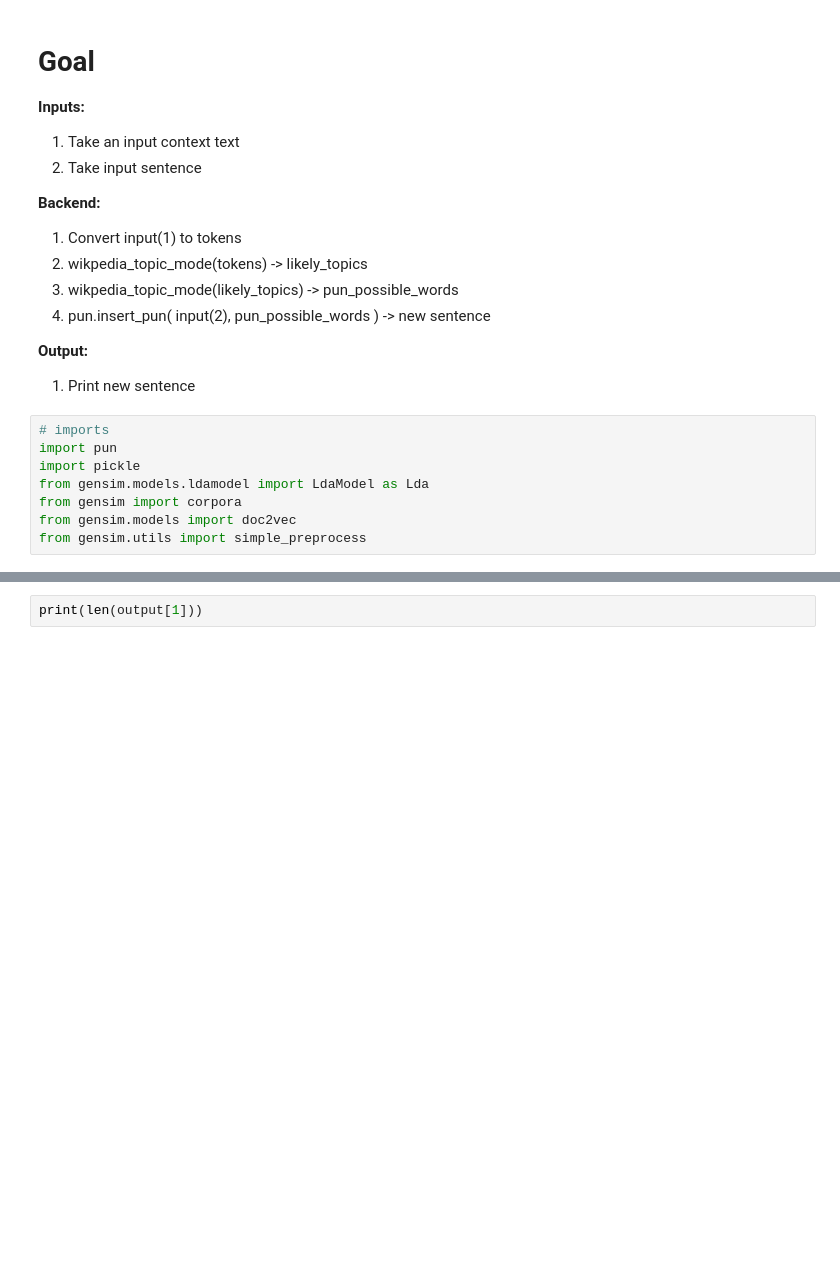
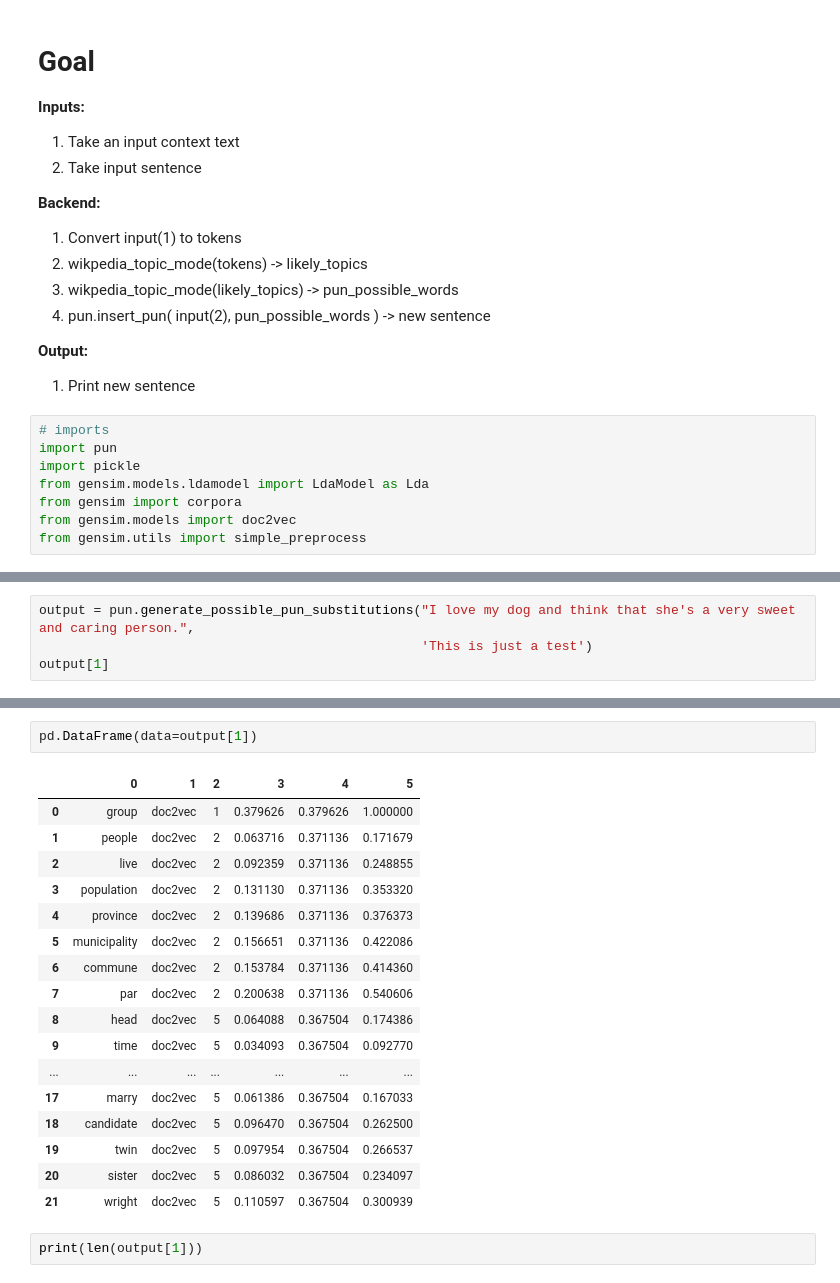
Before and after one commit to wmvoje/pungent, a Jupyter notebook: 04_putting_it_together.ipynb, the cells around one changed output, grey strips where cells are left out. Cells and saved outputs as stored; diff of their text form; blank space fills up the shorter version.

```diff
--- a/04_putting_it_together.ipynb
+++ b/04_putting_it_together.ipynb
@@ -34,0 +29,4 @@ print(len(output[1]))
+# %%
+output = pun.generate_possible_pun_substitutions("I love my dog and think that she's a very sweet and caring person.",
+                                                 'This is just a test')
+output[1]
@@ -35,3 +88,23 @@ print(len(output[1]))
+# %%
+pd.DataFrame(data=output[1])
+# %% [output]
+|  | 0 | 1 | 2 | 3 | 4 | 5 |
+| 0 | group | doc2vec | 1 | 0.379626 | 0.379626 | 1.000000 |
+| 1 | people | doc2vec | 2 | 0.063716 | 0.371136 | 0.171679 |
+| 2 | live | doc2vec | 2 | 0.092359 | 0.371136 | 0.248855 |
+| 3 | population | doc2vec | 2 | 0.131130 | 0.371136 | 0.353320 |
+| 4 | province | doc2vec | 2 | 0.139686 | 0.371136 | 0.376373 |
+| 5 | municipality | doc2vec | 2 | 0.156651 | 0.371136 | 0.422086 |
+| 6 | commune | doc2vec | 2 | 0.153784 | 0.371136 | 0.414360 |
+| 7 | par | doc2vec | 2 | 0.200638 | 0.371136 | 0.540606 |
+| 8 | head | doc2vec | 5 | 0.064088 | 0.367504 | 0.174386 |
+| 9 | time | doc2vec | 5 | 0.034093 | 0.367504 | 0.092770 |
+| ... | ... | ... | ... | ... | ... | ... |
+| 17 | marry | doc2vec | 5 | 0.061386 | 0.367504 | 0.167033 |
+| 18 | candidate | doc2vec | 5 | 0.096470 | 0.367504 | 0.262500 |
+| 19 | twin | doc2vec | 5 | 0.097954 | 0.367504 | 0.266537 |
+| 20 | sister | doc2vec | 5 | 0.086032 | 0.367504 | 0.234097 |
+| 21 | wright | doc2vec | 5 | 0.110597 | 0.367504 | 0.300939 |
 # %%
 print(len(output[1]))
 # %% [output]
```
Also changed, not shown: parts of 6 cells of this notebook, 3 other files.
